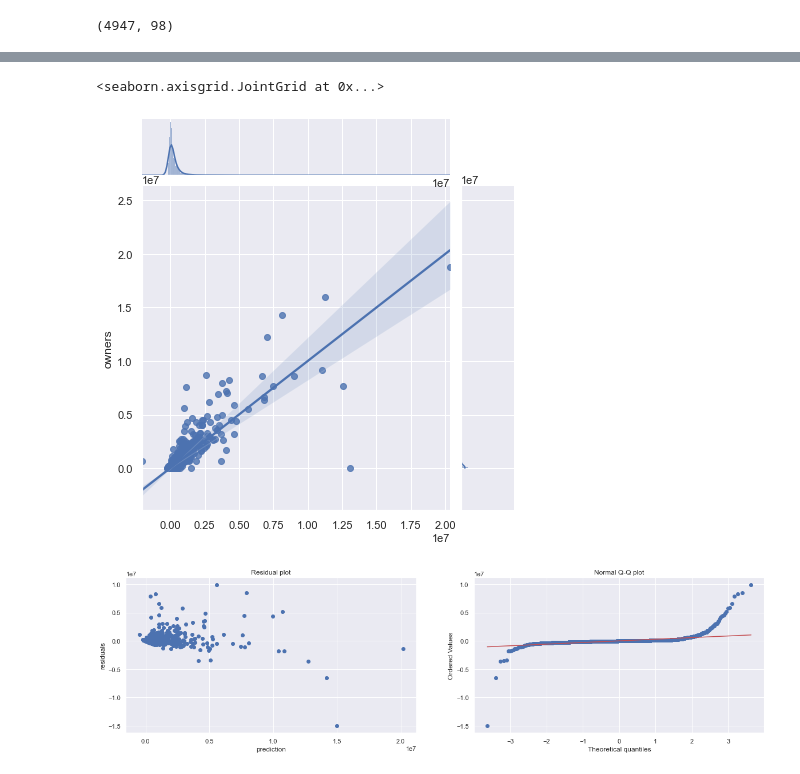
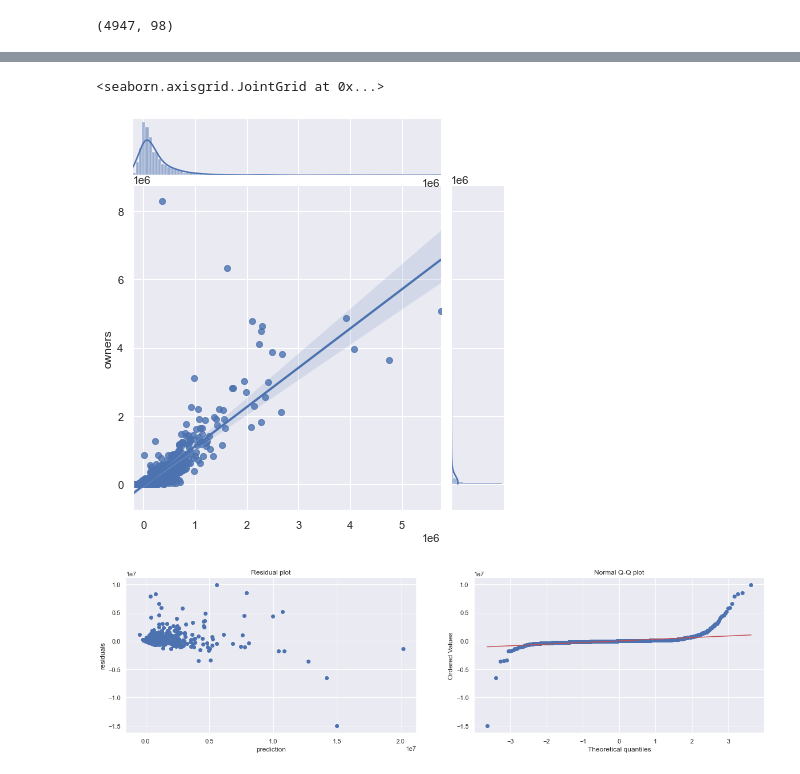
Before and after one commit to MichaelHarnett/Regression_Metis, a Jupyter notebook: merging_modeling.ipynb, the cells around one changed output, grey strips where cells are left out. Cells and saved outputs as stored; diff of their text form; code cells hidden in the pictures.

```diff
--- a/merging_modeling.ipynb
+++ b/merging_modeling.ipynb
@@ -600,4 +594,4 @@ nicedf.shape
 # %% [output]
 (4947, 98)
 # %%
-train_preds = lr.predict(X_train)
+train_preds, val_preds = lr.predict(X_train) , lr.predict(X_val)
@@ -604,8 +612,8 @@ train_preds = lr.predict(X_train)
 # %%
-sns.jointplot(x=train_preds,y=y_train, kind='reg')
+sns.jointplot(x = val_preds, y = y_val, kind='reg')
 # %% [output]
 <seaborn.axisgrid.JointGrid at 0x...>
-[figure, old version]
+[figure, new version]
 # %%
 diagnostic_plot(X,y)
 # %% [output]
```
Also changed, not shown: parts of 27 cells of this notebook, 5 other files.
